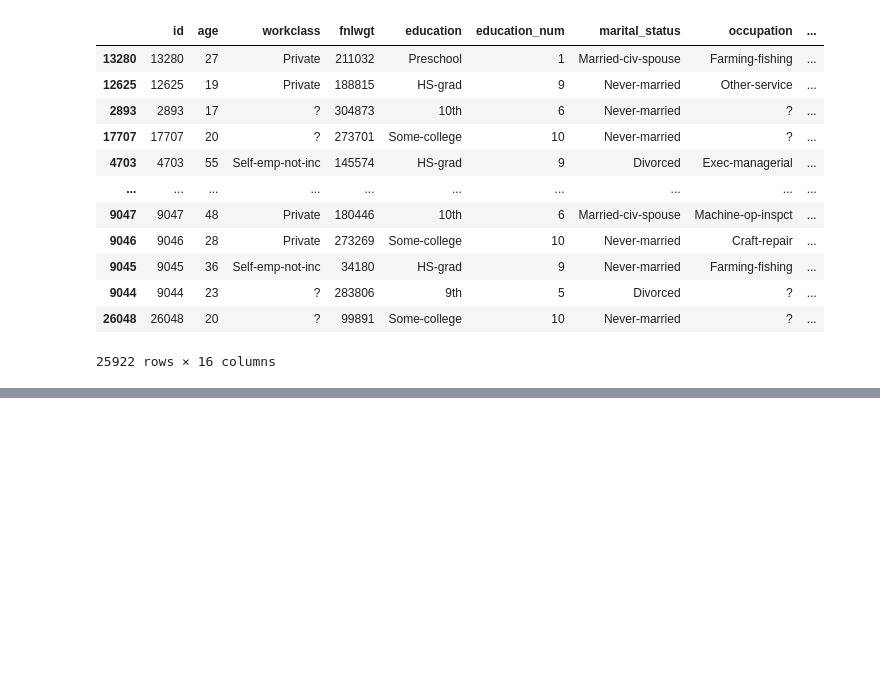
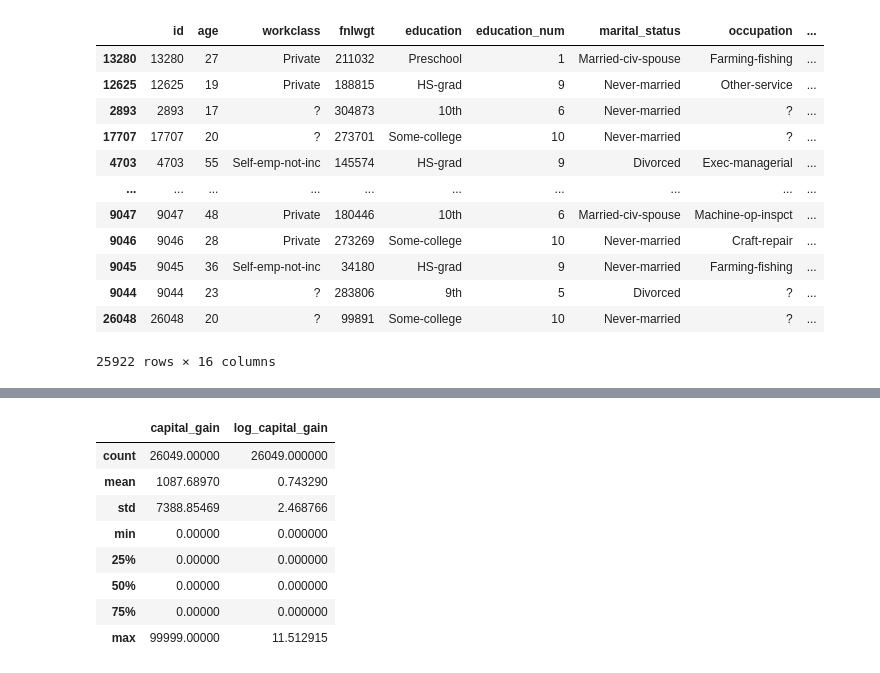
Before and after one commit to Kwangbin/Keras_Basic, a Jupyter notebook: kaggle_sk_001.ipynb, the cells around one changed output, grey strips where cells are left out. Drawn from its saved outputs; the diff is of its cells as text; code cells hidden in the pictures; blank space fills up the shorter version.

```diff
--- a/kaggle_sk_001.ipynb
+++ b/kaggle_sk_001.ipynb
@@ -544,0 +643,13 @@ train.loc[train.capital_gain < 99999].sort_values('capital_gain', ascending=Fals
+# %%
+#처리후'capital_gain', 'log_capital_gain' 보기
+train[['capital_gain', 'log_capital_gain']].describe()
+# %% [output]
+|  | capital_gain | log_capital_gain |
+| count | 26049.00000 | 26049.000000 |
+| mean | 1087.68970 | 0.743290 |
+| std | 7388.85469 | 2.468766 |
+| min | 0.00000 | 0.000000 |
+| 25% | 0.00000 | 0.000000 |
+| 50% | 0.00000 | 0.000000 |
+| 75% | 0.00000 | 0.000000 |
+| max | 99999.00000 | 11.512915 |
```
Also changed, not shown: parts of 35 cells of this notebook.
